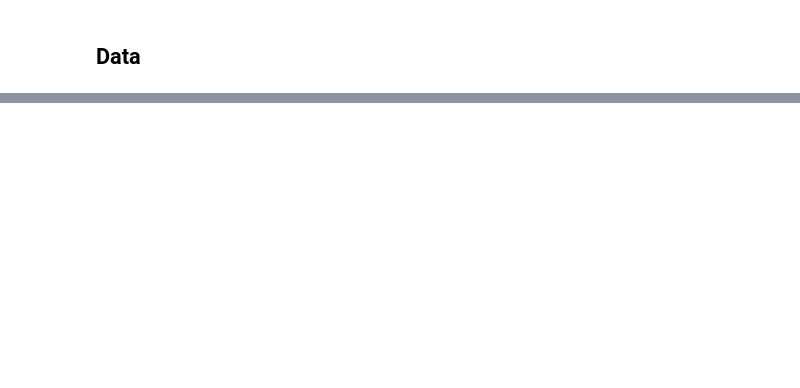
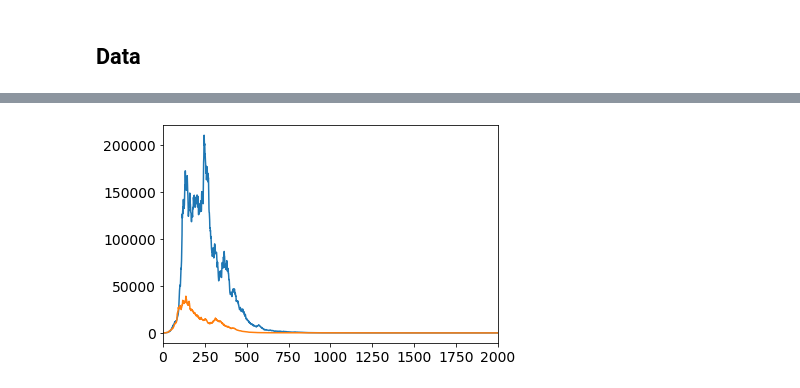
Before and after one commit to FrancescaCrucinio/MD_LVM, a Jupyter notebook: ToyGaussian_comparison.ipynb, the cells around one changed output, grey strips where cells are left out. Drawn from its saved outputs; the diff is of its cells as text; code cells hidden in the pictures; blank space fills up the shorter version.

```diff
--- a/ToyGaussian_comparison.ipynb
+++ b/ToyGaussian_comparison.ipynb
@@ -103,0 +191,10 @@ plt.yticks(fontsize=14)
+# %%
+# Plot KL from posterior as a function of step number k:
+plt.plot(kl_between1)
+plt.plot(kl_between2)
+# plt.legend(fontsize = 15);
+plt.xlim([0, Niter]);
+plt.xticks(fontsize=14);
+plt.yticks(fontsize=14);
+# %% [output]
+[figure, added]
```
Also changed, not shown: parts of 14 cells of this notebook, 2 other files.
